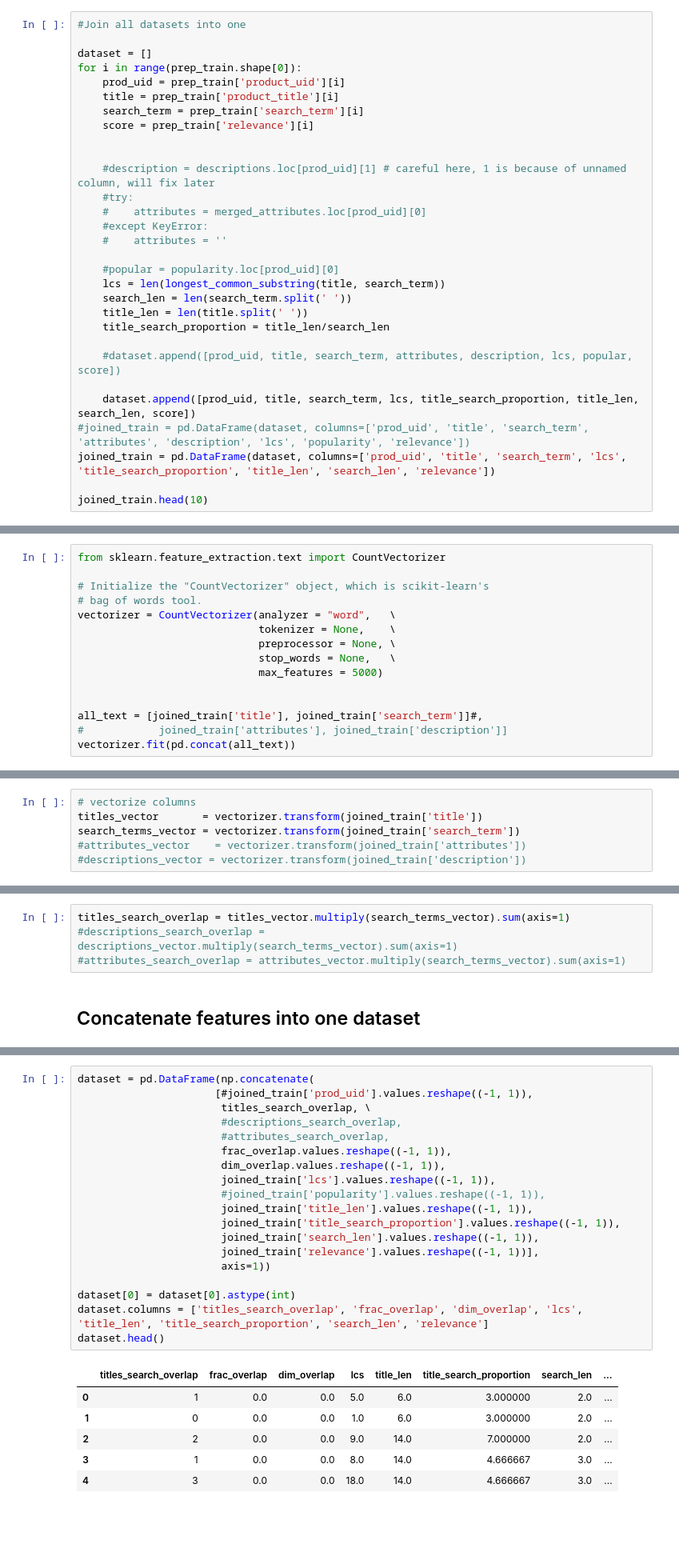
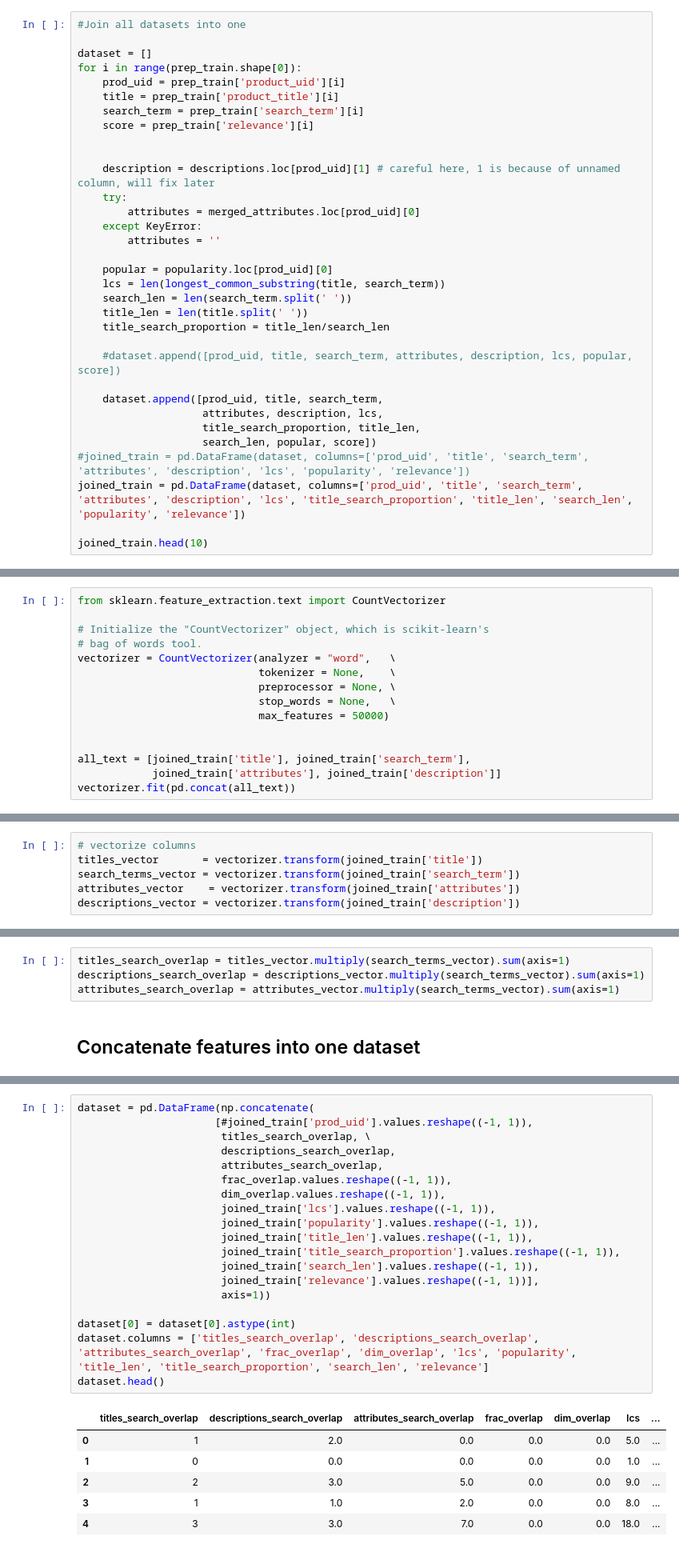
Before and after one commit to zeyger/home-depot, a Jupyter notebook: notebooks/home-depot.ipynb, the cells around one changed output, grey strips where cells are left out. Shown: that part at 80% size. Saved outputs shown, nothing was run; the diff lists cells and outputs as text; blank space fills up the shorter version.

```diff
--- a/notebooks/home-depot.ipynb
+++ b/notebooks/home-depot.ipynb
@@ -768,13 +756,13 @@ for i in range(prep_train.shape[0]):
     score = prep_train['relevance'][i]
 
 
-    #description = descriptions.loc[prod_uid][1] # careful here, 1 is because of unnamed column, will fix later
-    #try:
-    #    attributes = merged_attributes.loc[prod_uid][0]
-    #except KeyError:
-    #    attributes = ''
+    description = descriptions.loc[prod_uid][1] # careful here, 1 is because of unnamed column, will fix later
+    try:
+        attributes = merged_attributes.loc[prod_uid][0]
+    except KeyError:
+        attributes = ''
 
-    #popular = popularity.loc[prod_uid][0]
+    popular = popularity.loc[prod_uid][0]
     lcs = len(longest_common_substring(title, search_term))
     search_len = len(search_term.split(' '))
     title_len = len(title.split(' '))
@@ -782,9 +770,12 @@ for i in range(prep_train.shape[0]):
 
     #dataset.append([prod_uid, title, search_term, attributes, description, lcs, popular, score])
 
-    dataset.append([prod_uid, title, search_term, lcs, title_search_proportion, title_len, search_len, score])
+    dataset.append([prod_uid, title, search_term,
+                    attributes, description, lcs,
+                    title_search_proportion, title_len,
+                    search_len, popular, score])
 #joined_train = pd.DataFrame(dataset, columns=['prod_uid', 'title', 'search_term', 'attributes', 'description', 'lcs', 'popularity', 'relevance'])
-joined_train = pd.DataFrame(dataset, columns=['prod_uid', 'title', 'search_term', 'lcs', 'title_search_proportion', 'title_len', 'search_len', 'relevance'])
+joined_train = pd.DataFrame(dataset, columns=['prod_uid', 'title', 'search_term', 'attributes', 'description', 'lcs', 'title_search_proportion', 'title_len', 'search_len', 'popularity', 'relevance'])
 
 joined_train.head(10)
 # %% [output]
@@ -891,11 +882,11 @@ vectorizer = CountVectorizer(analyzer = "word",   \
                              tokenizer = None,    \
                              preprocessor = None, \
                              stop_words = None,   \
-                             max_features = 5000)
+                             max_features = 50000)
 
 
-all_text = [joined_train['title'], joined_train['search_term']]#,
-#            joined_train['attributes'], joined_train['description']]
+all_text = [joined_train['title'], joined_train['search_term'],
+            joined_train['attributes'], joined_train['description']]
 vectorizer.fit(pd.concat(all_text))
 # %% [output]
 CountVectorizer(analyzer='word', binary=False, decode_error='strict',
@@ -908,14 +899,14 @@ CountVectorizer(analyzer='word', binary=False, decode_error='strict',
 # vectorize columns
 titles_vector       = vectorizer.transform(joined_train['title'])
 search_terms_vector = vectorizer.transform(joined_train['search_term'])
-#attributes_vector    = vectorizer.transform(joined_train['attributes'])
-#descriptions_vector = vectorizer.transform(joined_train['description'])
+attributes_vector    = vectorizer.transform(joined_train['attributes'])
+descriptions_vector = vectorizer.transform(joined_train['description'])
 # %% [markdown]
 ## Craft new features: overlap of grams between product data and query
 # %%
 titles_search_overlap = titles_vector.multiply(search_terms_vector).sum(axis=1)
-#descriptions_search_overlap = descriptions_vector.multiply(search_terms_vector).sum(axis=1)
-#attributes_search_overlap = attributes_vector.multiply(search_terms_vector).sum(axis=1)
+descriptions_search_overlap = descriptions_vector.multiply(search_terms_vector).sum(axis=1)
+attributes_search_overlap = attributes_vector.multiply(search_terms_vector).sum(axis=1)
 # %% [markdown]
 ## Concatenate features into one dataset
 # %%
@@ -932,29 +923,29 @@ dataset = np.concatenate([titles_search_overlap, \
 # %%
 dataset = pd.DataFrame(np.concatenate(
                       [#joined_train['prod_uid'].values.reshape((-1, 1)),
                        titles_search_overlap, \
-                       #descriptions_search_overlap,
-                       #attributes_search_overlap,
+                       descriptions_search_overlap,
+                       attributes_search_overlap,
                        frac_overlap.values.reshape((-1, 1)),
                        dim_overlap.values.reshape((-1, 1)),
                        joined_train['lcs'].values.reshape((-1, 1)),
-                       #joined_train['popularity'].values.reshape((-1, 1)),
+                       joined_train['popularity'].values.reshape((-1, 1)),
                        joined_train['title_len'].values.reshape((-1, 1)),
                        joined_train['title_search_proportion'].values.reshape((-1, 1)),
                        joined_train['search_len'].values.reshape((-1, 1)),
                        joined_train['relevance'].values.reshape((-1, 1))],
                        axis=1))
 
 dataset[0] = dataset[0].astype(int)
-dataset.columns = ['titles_search_overlap', 'frac_overlap', 'dim_overlap', 'lcs', 'title_len', 'title_search_proportion', 'search_len', 'relevance']
+dataset.columns = ['titles_search_overlap', 'descriptions_search_overlap', 'attributes_search_overlap', 'frac_overlap', 'dim_overlap', 'lcs', 'popularity', 'title_len', 'title_search_proportion', 'search_len', 'relevance']
 dataset.head()
 # %% [output]
-|  | titles_search_overlap | frac_overlap | dim_overlap | lcs | title_len | title_search_proportion | search_len | ... |
-| 0 | 1 | 0.0 | 0.0 | 5.0 | 6.0 | 3.000000 | 2.0 | ... |
-| 1 | 0 | 0.0 | 0.0 | 1.0 | 6.0 | 3.000000 | 2.0 | ... |
-| 2 | 2 | 0.0 | 0.0 | 9.0 | 14.0 | 7.000000 | 2.0 | ... |
-| 3 | 1 | 0.0 | 0.0 | 8.0 | 14.0 | 4.666667 | 3.0 | ... |
-| 4 | 3 | 0.0 | 0.0 | 18.0 | 14.0 | 4.666667 | 3.0 | ... |
+|  | titles_search_overlap | descriptions_search_overlap | attributes_search_overlap | frac_overlap | dim_overlap | lcs | ... |
+| 0 | 1 | 2.0 | 0.0 | 0.0 | 0.0 | 5.0 | ... |
+| 1 | 0 | 0.0 | 0.0 | 0.0 | 0.0 | 1.0 | ... |
+| 2 | 2 | 3.0 | 5.0 | 0.0 | 0.0 | 9.0 | ... |
+| 3 | 1 | 1.0 | 2.0 | 0.0 | 0.0 | 8.0 | ... |
+| 4 | 3 | 3.0 | 7.0 | 0.0 | 0.0 | 18.0 | ... |
 # %% [markdown]
 # MODEL
 # %%
```
Also changed, not shown: parts of 8 cells of this notebook.
